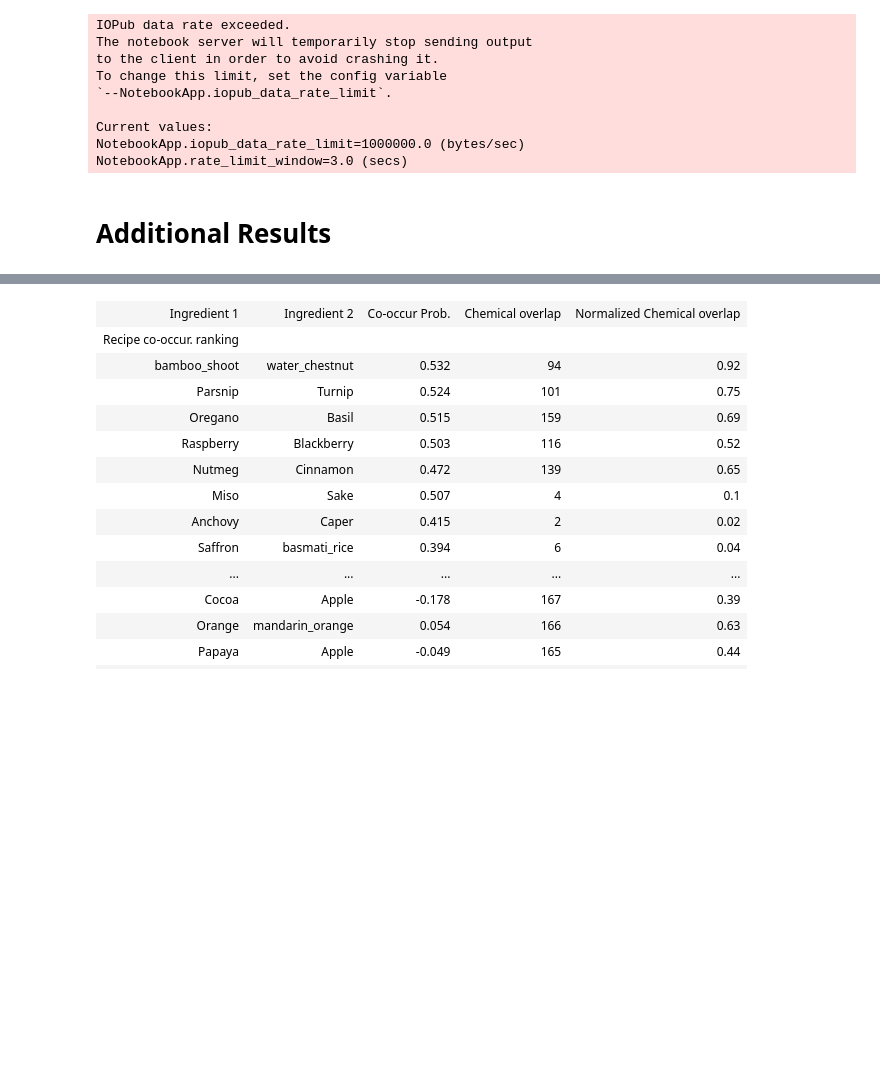
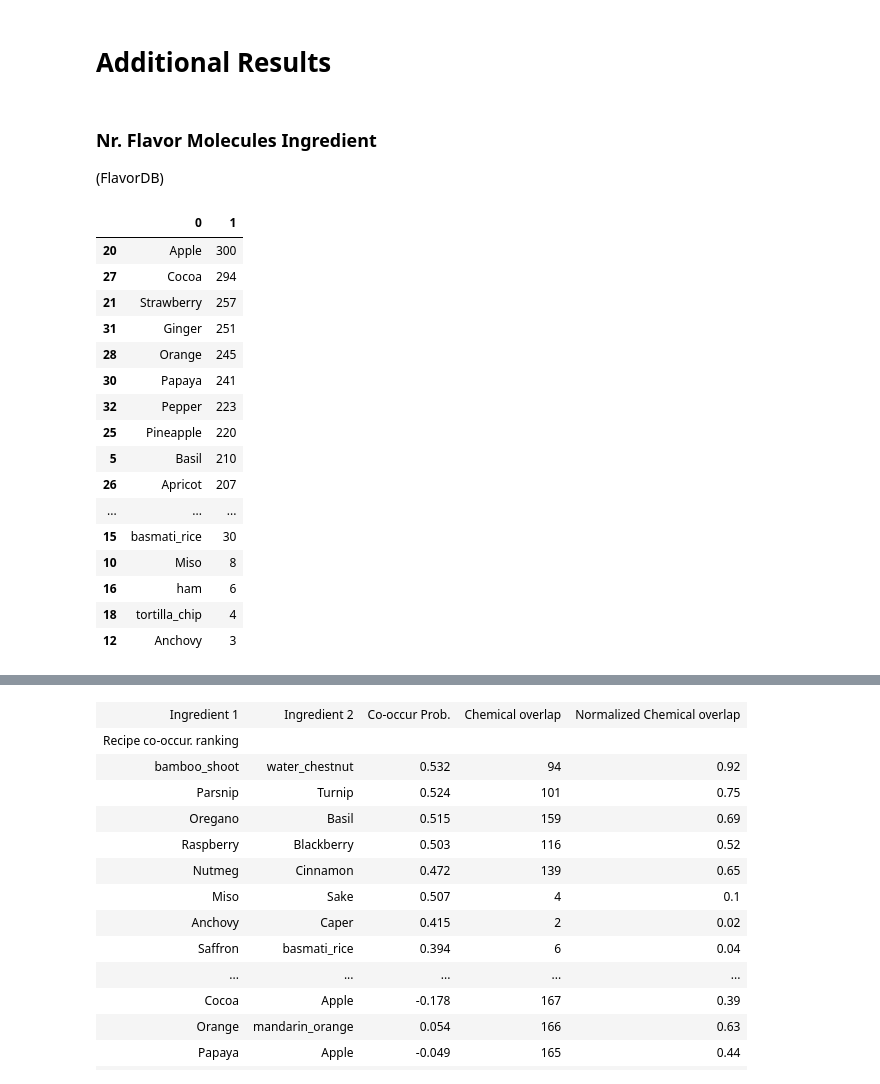
Before and after one commit to luisdrita/FoodReco, a Jupyter notebook: FlavorGraph.ipynb, the cells around one changed output, grey strips where cells are left out. Cells and saved outputs as stored; diff of their text form; code cells hidden in the pictures; blank space fills up the shorter version.

```diff
--- a/FlavorGraph.ipynb
+++ b/FlavorGraph.ipynb
@@ -38,18 +76,73 @@ import pickle
 
 with open('./output/FlavorGraph+CSL-embedding_M11-metapath_300-dim_0.0025-initial_lr_3-window_size_10-iterations_5-min_count-_True-isCSP_0.0001-CSPcoef_CSPLayer.pickle', 'rb') as f:
     data = pickle.load(f)
-# %%
-print(data)
-# %% [output]
-IOPub data rate exceeded.
-The notebook server will temporarily stop sending output
-to the client in order to avoid crashing it.
-To change this limit, set the config variable
-`--NotebookApp.iopub_data_rate_limit`.
-
-Current values:
-NotebookApp.iopub_data_rate_limit=1000000.0 (bytes/sec)
-NotebookApp.rate_limit_window=3.0 (secs)
 # %% [markdown]
 # Additional Results
+# %% [markdown]
+### Nr. Flavor Molecules Ingredient
+
+(FlavorDB)
+# %%
+from IPython.display import HTML, display
+import tabulate
+table = [['bamboo_shoot',95],
+['water_chestnut',101],
+['Parsnip',132],
+['Turnip',104],
+['Oregano',180],
+['Basil',210],
+['Raspberry',187],
+['Blackberry',150],
+['Nutmeg',170],
+['Cinnamon',183],
+['Miso',8],
+['Sake',35],
+['Anchovy',3],
+['Caper',99],
+['Saffron',127],
+['basmati_rice',30],
+['ham',6],
+['swiss_cheese',140],
+['tortilla_chip',4],
+['Avocado',134],
+['Apple',300],
+['Strawberry',257],
+['Bean',178],
+['green_bean',189],
+['Banana',206],
+['Pineapple',220],
+['Apricot',207],
+['Cocoa',294],
+['Orange',245],
+['mandarin_orange',183],
+['Papaya',241],
+['Ginger',251],
+['Pepper',223],
+['Lemon',193]]
+
+# display(HTML(tabulate.tabulate(table, tablefmt='html')))
+
+import pandas as pd
+
+df = pd.DataFrame.from_records(table)
+
+df.sort_values(by=[1], ascending=False)
+# %% [output]
+|  | 0 | 1 |
+| 20 | Apple | 300 |
+| 27 | Cocoa | 294 |
+| 21 | Strawberry | 257 |
+| 31 | Ginger | 251 |
+| 28 | Orange | 245 |
+| 30 | Papaya | 241 |
+| 32 | Pepper | 223 |
+| 25 | Pineapple | 220 |
+| 5 | Basil | 210 |
+| 26 | Apricot | 207 |
+| ... | ... | ... |
+| 15 | basmati_rice | 30 |
+| 10 | Miso | 8 |
+| 16 | ham | 6 |
+| 18 | tortilla_chip | 4 |
+| 12 | Anchovy | 3 |
 # %% [markdown]
```
Also changed, not shown: parts of 11 cells of this notebook.
